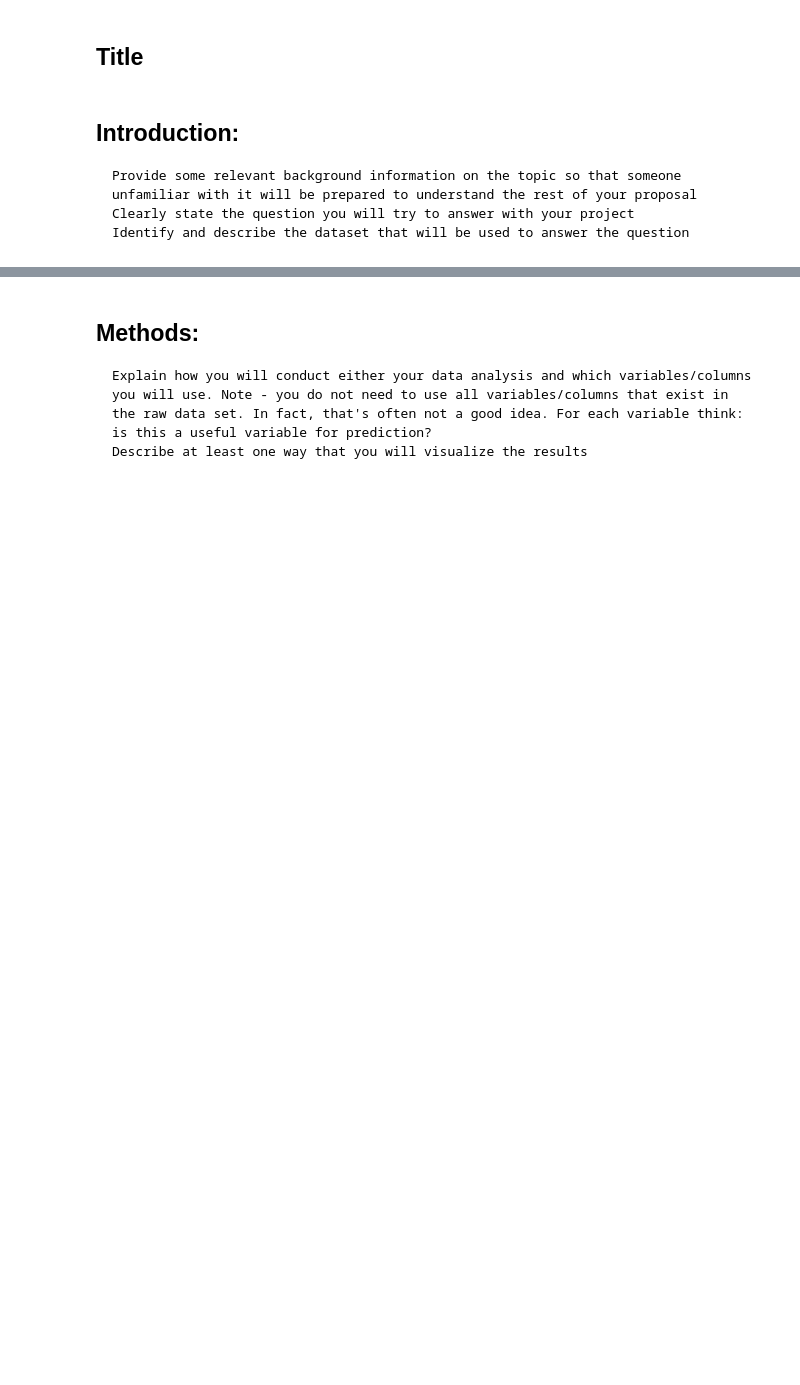
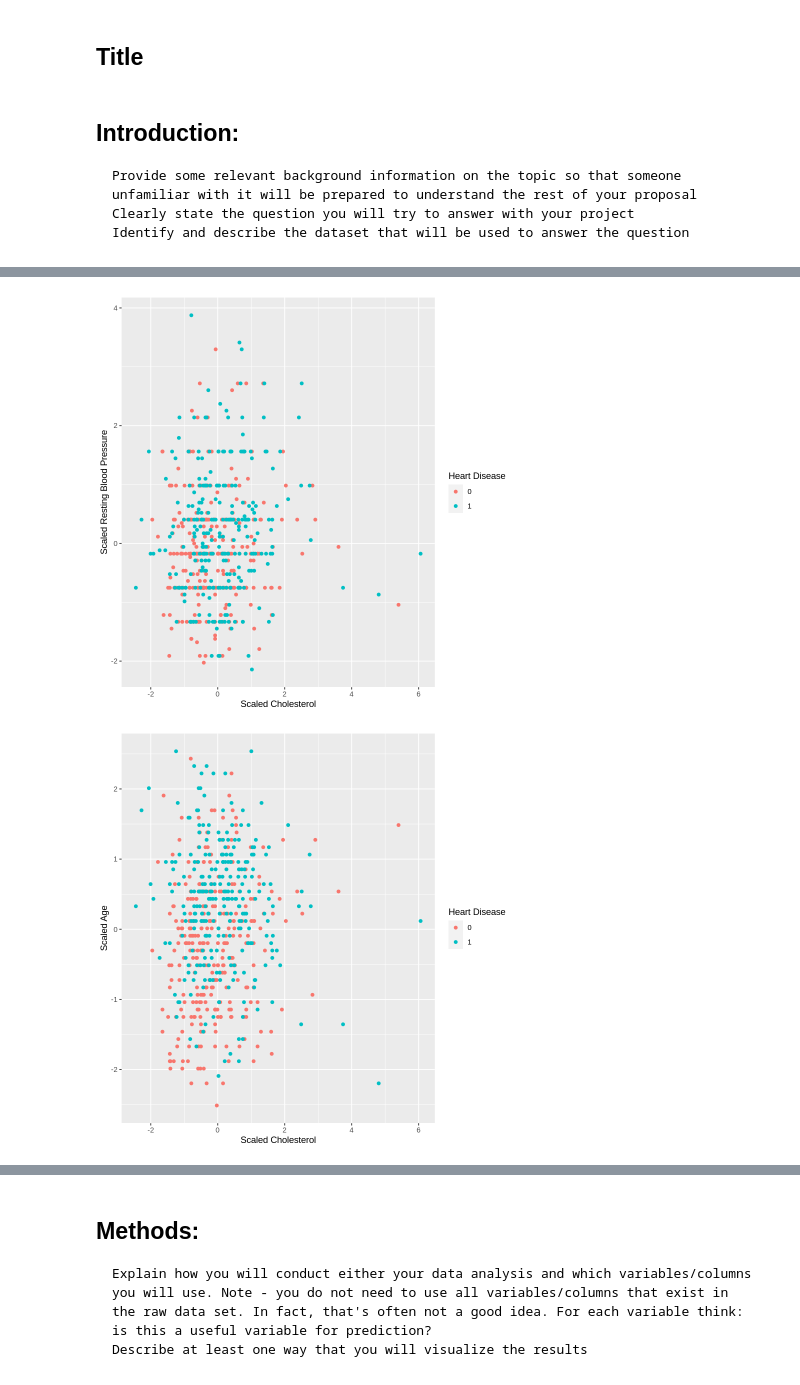
Before and after one commit to josephsoo/dsci_100_group_12, a Jupyter notebook: proposal-group-12.ipynb, the cells around one changed output, grey strips where cells are left out. Drawn from its saved outputs; the diff is of its cells as text; code cells hidden in the pictures; blank space fills up the shorter version.

```diff
--- a/proposal-group-12.ipynb
+++ b/proposal-group-12.ipynb
@@ -68,8 +68,0 @@ A tibble: 6 × 4
-# %%
-heart_scaled <- heart|>
- mutate(scaled_Cholesterol = scale(Cholesterol, center = TRUE),
-        scaled_RestingBP = scale(RestingBP, center = TRUE),
-        scaled_Age = scale(Age, center = TRUE))|>
-select(HeartDisease, scaled_Cholesterol, scaled_RestingBP, scaled_Age)
-
-head(heart_scaled)
@@ -91,0 +96,42 @@ heart_test <- testing(heart_split)
+# %%
+# Using only training data, visualize the data with at least one plot relevant to the analysis you plan to do
+# (this is exploratory data analysis). An example of a useful visualization could be one that compares the
+# distributions of each of the predictor variables you plan to use in your analysis.
+
+cholesterol_plot <- heart_train |> ggplot(aes(x = scaled_Cholesterol)) +
+    geom_histogram() +
+    labs(x = "Scaled Cholesterol", y = "Count") +
+    theme(text = element_text(size=20))
+
+resting_bp_plot <- heart_train |> ggplot(aes(x = scaled_RestingBP)) +
+    geom_histogram() +
+    labs(x = "Scaled Resting Blood Pressure", y = "Count") +
+    theme(text = element_text(size=20))
+
+age_plot <- heart_train |> ggplot(aes(x = scaled_Age)) +
+    geom_histogram() +
+    labs(x = "Scaled Age", y = "Count") +
+    theme(text = element_text(size=20))
+
+cholesterol_resting_bp_plot <- heart_train |> ggplot(aes(x = scaled_Cholesterol, y = scaled_RestingBP, color = HeartDisease)) +
+    geom_point() +
+    labs(x = "Scaled Cholesterol", y = "Scaled Resting Blood Pressure", color = "Heart Disease")
+
+cholesterol_age_plot <- heart_train |> ggplot(aes(x = scaled_Cholesterol, y = scaled_Age, color = HeartDisease)) +
+    geom_point() +
+    labs(x = "Scaled Cholesterol", y = "Scaled Age", color = "Heart Disease")
+
+resting_bp_age_plot <- heart_train |> ggplot(aes(x = scaled_RestingBP, y = scaled_Age, color = HeartDisease)) +
+    geom_point() +
+    labs(x = "Scaled Resting Blood Pressure", y = "Scaled Age", color = "Heart Disease")
+
+cholesterol_resting_bp_plot
+cholesterol_age_plot
+resting_bp_age_plot
+
+# cholesterol_plot
+# resting_bp_plot
+# age_plot
+# %% [output]
+[figure, added]
+[figure, added]
```
Also changed, not shown: parts of 5 cells of this notebook.
